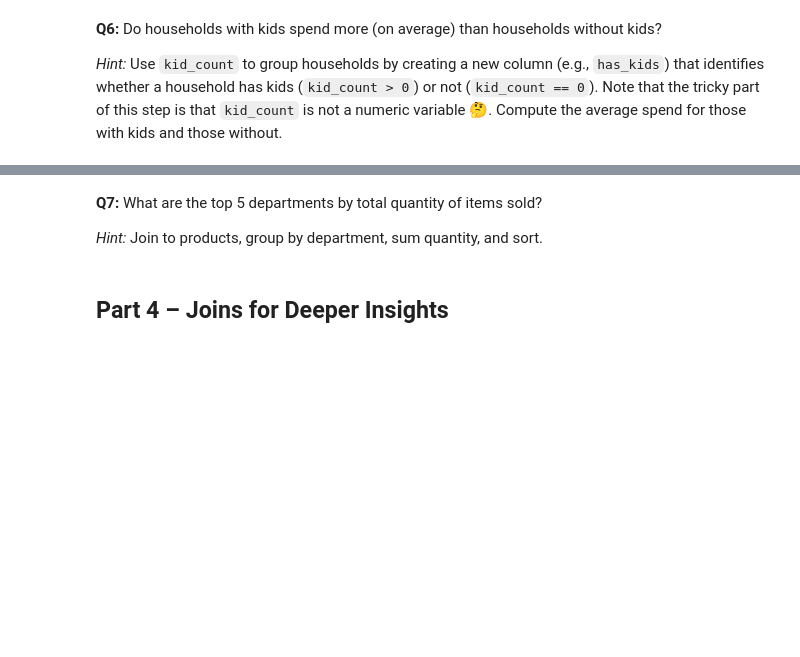
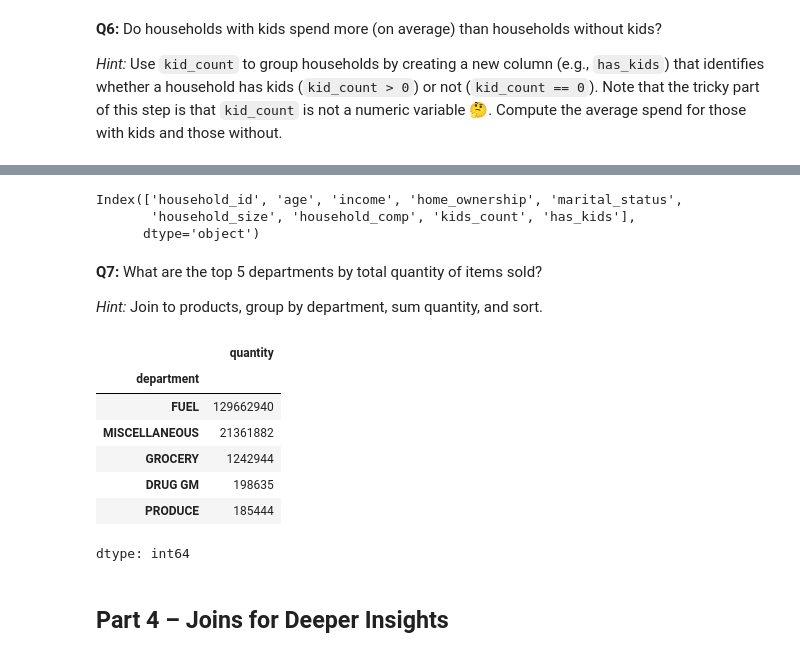
Before and after one commit to prachii712/learningsql-2875059, a Jupyter notebook: homework/homework2.ipynb, the cells around one changed output, grey strips where cells are left out. Saved outputs shown, nothing was run; the diff lists cells and outputs as text; code cells hidden in the pictures; blank space fills up the shorter version.

```diff
--- a/homework/homework2.ipynb
+++ b/homework/homework2.ipynb
@@ -243,3 +280,9 @@ Transactions with quantity 0 = 8869
+# %%
+print(demographics.columns)
+# %% [output]
+Index(['household_id', 'age', 'income', 'home_ownership', 'marital_status',
+       'household_size', 'household_comp', 'kids_count', 'has_kids'],
+      dtype='object')
 # %% [markdown]
 
 **Q7:** What are the top 5 departments by total quantity of items sold?
@@ -247,6 +290,23 @@ Transactions with quantity 0 = 8869
 *Hint:* Join to products, group by department, sum quantity, and sort.
 # %%
 # Your code here
+
+# joining transactions with products
+trans_prod = transactions.merge(products, on='product_id', how='inner')
+
+# total quantity by department
+total_quantity_by_dept = (trans_prod.groupby('department')['quantity'].sum().sort_values(ascending=False).head(5))
+
+total_quantity_by_dept
+# %% [output]
+|  | quantity |
+| department |  |
+| FUEL | 129662940 |
+| MISCELLANEOUS | 21361882 |
+| GROCERY | 1242944 |
+| DRUG GM | 198635 |
+| PRODUCE | 185444 |
+dtype: int64
 # %% [markdown]
 ## Part 4 – Joins for Deeper Insights
 # %% [markdown]
```
Also changed, not shown: parts of 10 cells of this notebook.
